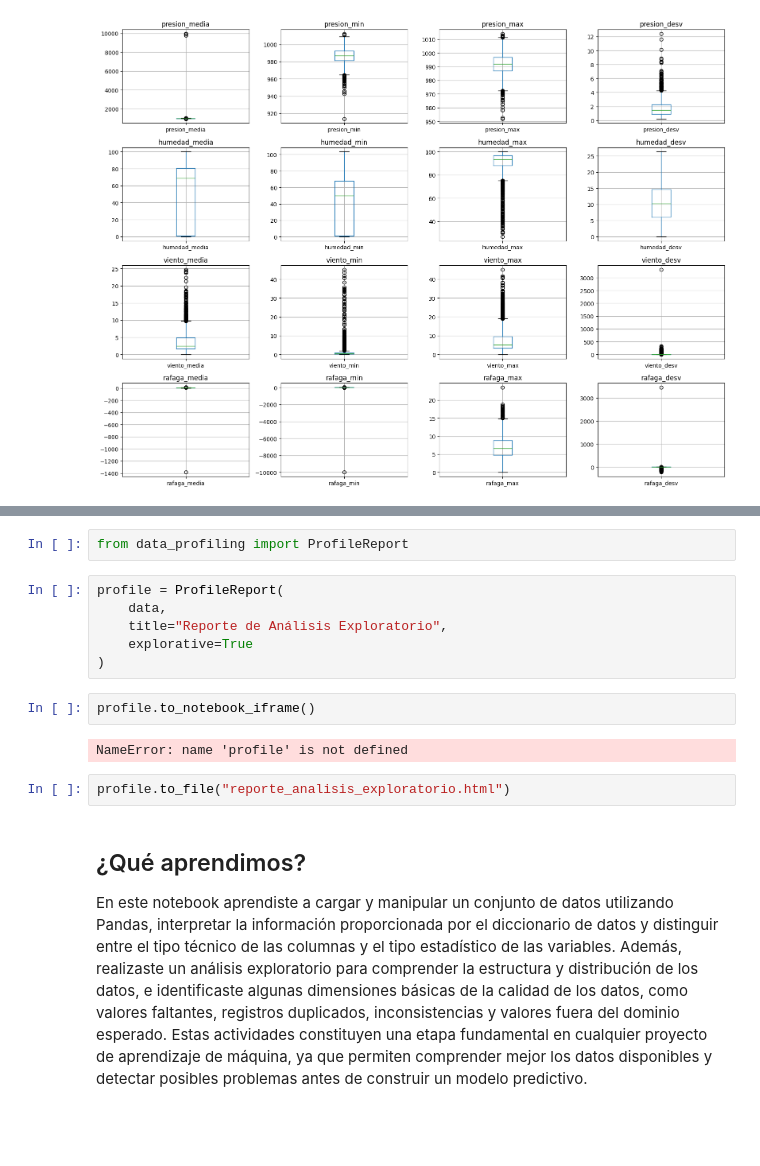
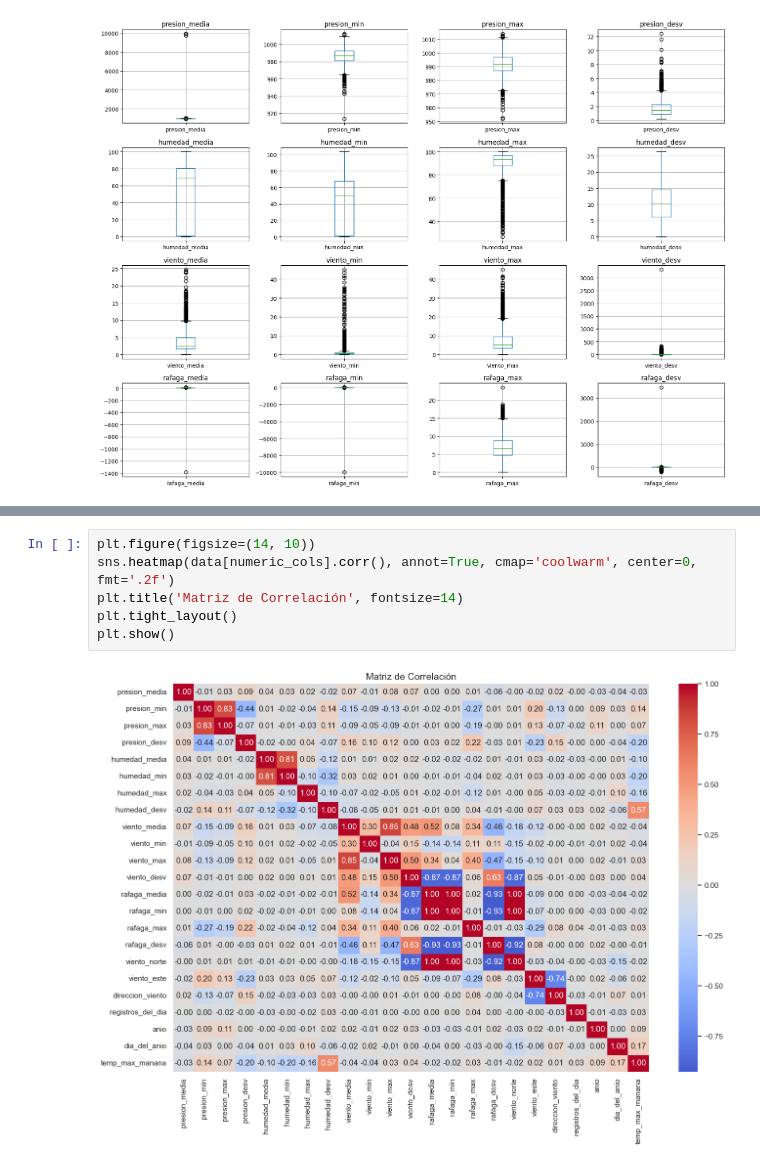
Before and after one commit to cmolina12/Laboratorio-1, a Jupyter notebook: regresion.ipynb, the cells around one changed output, grey strips where cells are left out. Drawn from its saved outputs; the diff is of its cells as text; blank space fills up the shorter version.

Commit message:
avance a preparacion de datos

```diff
--- a/regresion.ipynb
+++ b/regresion.ipynb
@@ -951,18 +382,8 @@ Note: you may need to restart the kernel to use updated packages.
-# %%
-from data_profiling import ProfileReport
-# %%
-profile = ProfileReport(
-    data,
-    title="Reporte de Análisis Exploratorio",
-    explorative=True
-)
-# %%
-profile.to_notebook_iframe()
-# %% [output]
-NameError: name 'profile' is not defined
-# %%
-profile.to_file("reporte_analisis_exploratorio.html")
-# %% [markdown]
-## ¿Qué aprendimos?
-
-En este notebook aprendiste a cargar y manipular un conjunto de datos utilizando Pandas, interpretar la información proporcionada por el diccionario de datos y distinguir entre el tipo técnico de las columnas y el tipo estadístico de las variables. Además, realizaste un análisis exploratorio para comprender la estructura y distribución de los datos, e identificaste algunas dimensiones básicas de la calidad de los datos, como valores faltantes, registros duplicados, inconsistencias y valores fuera del dominio esperado. Estas actividades constituyen una etapa fundamental en cualquier proyecto de aprendizaje de máquina, ya que permiten comprender mejor los datos disponibles y detectar posibles problemas antes de construir un modelo predictivo.
+# %%
+plt.figure(figsize=(14, 10))
+sns.heatmap(data[numeric_cols].corr(), annot=True, cmap='coolwarm', center=0, fmt='.2f')
+plt.title('Matriz de Correlación', fontsize=14)
+plt.tight_layout()
+plt.show()
+# %% [output]
+[figure, added]
```
Also changed, not shown: parts of 94 cells of this notebook, 1 other file.
